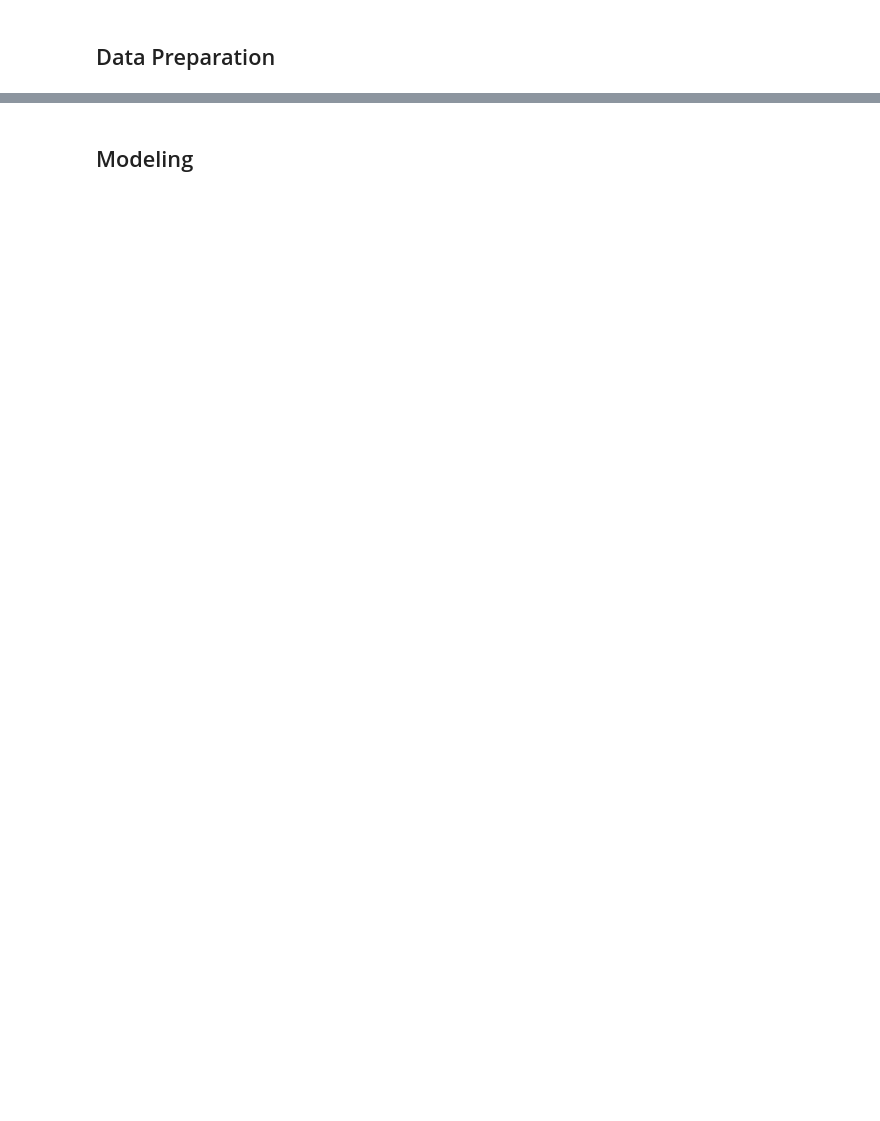
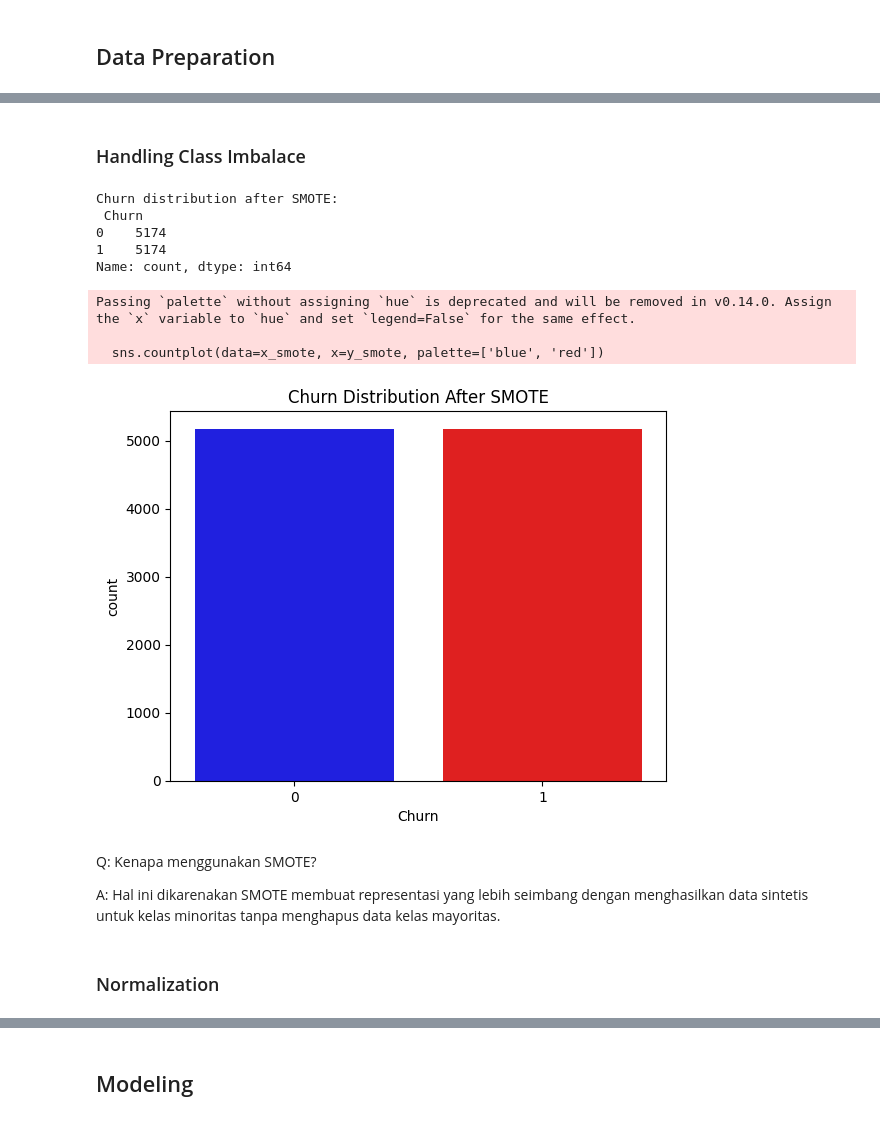
Before and after one commit to AcilRestu12/telco-customer-churn, a Jupyter notebook: code/Main.ipynb, the cells around one changed output, grey strips where cells are left out. Saved outputs shown, nothing was run; the diff lists cells and outputs as text; code cells hidden in the pictures; blank space fills up the shorter version.

```diff
--- a/code/Main.ipynb
+++ b/code/Main.ipynb
@@ -406,0 +523,3 @@ Berdasarkan hasil Chi-square test tersebut, dapat diambil beberapa insight yakni
+# %%
+# Buang fitur customerID, gender,PhoneService
+df_clean.drop(['customerID', 'gender', 'PhoneService'], axis=1, inplace=True)
@@ -406,0 +531,22 @@ Berdasarkan hasil Chi-square test tersebut, dapat diambil beberapa insight yakni
+# %%
+# Feature encoding dengan one-hot encoding
+one_hot_columns = ['Contract', 'MultipleLines', 'InternetService', 'PaymentMethod']
+encoder = OneHotEncoder(sparse_output=False, drop='if_binary')  # untuk menghindari multicollinearity
+data_encoded = encoder.fit_transform(df_clean[one_hot_columns])
+
+# Mengubah encoded data menjadi DataFrame with nama kolom yang sesuai
+column_encoded = encoder.get_feature_names_out(one_hot_columns)
+df_encoded = pd.DataFrame(data_encoded, columns=column_encoded, index=df_clean.index)
+
+# Menghapus kolom yang asli dan menggabungkannya dengan encoded column yg baru
+df_clean = df_clean.drop(one_hot_columns, axis=1)
+df_clean = pd.concat([df_clean, df_encoded], axis=1)
+# %%
+# Feature encoding dengan label encoding untuk variabel categorical yang tersisa karena variabel tersebut adalah biner
+def object_to_int(dataframe_series):
+    if dataframe_series.dtype=='object':
+        dataframe_series = LabelEncoder().fit_transform(dataframe_series)
+    return dataframe_series
+
+df_clean = df_clean.apply(lambda x: object_to_int(x))
+df_clean.head()
@@ -406,0 +571,30 @@ Berdasarkan hasil Chi-square test tersebut, dapat diambil beberapa insight yakni
+# %% [markdown]
+### Handling Class Imbalace
+# %%
+# Handling Class Imbalance
+x = df_clean.drop("Churn", axis=1)
+y = df_clean["Churn"]
+smote = SMOTE(random_state=42)
+x_smote, y_smote = smote.fit_resample(x, y)
+# %%
+# Distribusi target after SMOTE
+print("\nChurn distribution after SMOTE:\n", y_smote.value_counts())
+sns.countplot(data=x_smote, x=y_smote, palette=['blue', 'red'])
+plt.title("Churn Distribution After SMOTE")
+plt.show()
+# %% [output]
+Churn distribution after SMOTE:
+ Churn
+0    5174
+1    5174
+Name: count, dtype: int64
+Passing `palette` without assigning `hue` is deprecated and will be removed in v0.14.0. Assign the `x` variable to `hue` and set `legend=False` for the same effect.
+
+  sns.countplot(data=x_smote, x=y_smote, palette=['blue', 'red'])
+[figure, added]
+# %% [markdown]
+Q: Kenapa menggunakan SMOTE?
+
+A: Hal ini dikarenakan SMOTE membuat representasi yang lebih seimbang dengan menghasilkan data sintetis untuk kelas minoritas tanpa menghapus data kelas mayoritas.
+# %% [markdown]
+### Normalization
```
Also changed, not shown: parts of 53 cells of this notebook.
